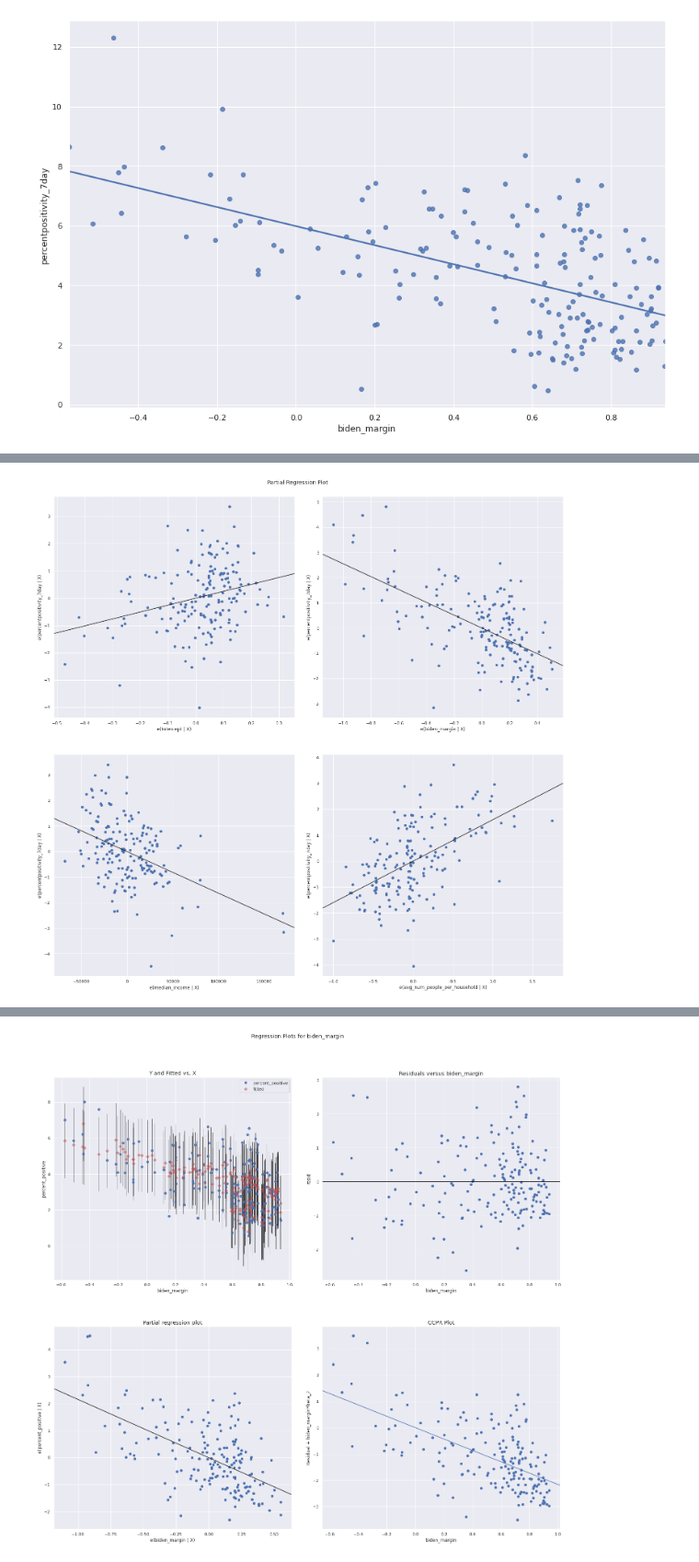
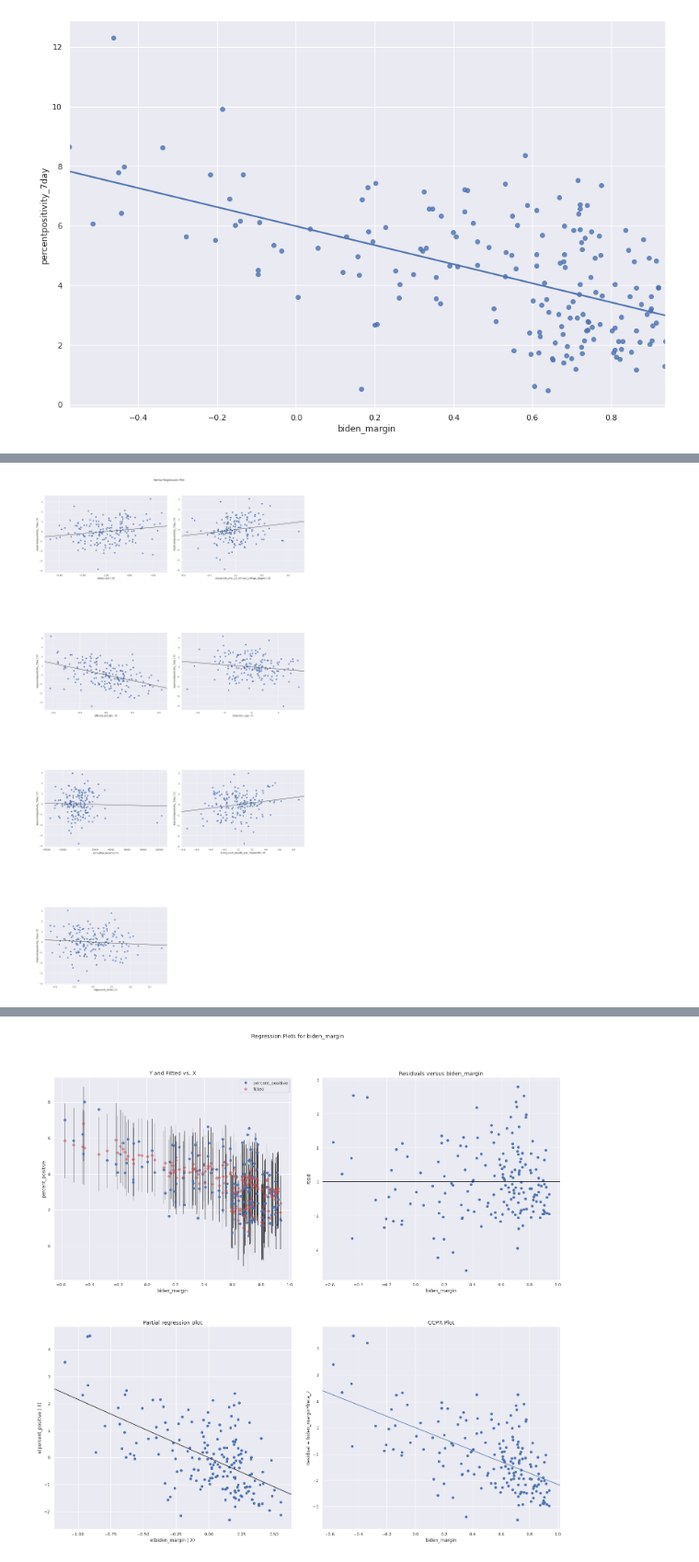
Before and after one commit to kharvd/election_covid_nyc, a Jupyter notebook: election_nyc.ipynb, the cells around one changed output, grey strips where cells are left out. Shown at 92% size. Cells and saved outputs as stored; diff of their text form; code cells hidden in the pictures.

Commit message:
more demographic data

```diff
--- a/election_nyc.ipynb
+++ b/election_nyc.ipynb
@@ -108,4 +103,0 @@ covid_vs_elections["median_income"] = median_income["B19013001"]
-# %%
-household_info = pd.read_csv("/content/drive/MyDrive/covid_election_data/acs2018_5yr_B11016_86000US10173.csv")
-household_info.set_index(["name"], inplace=True)
-covid_vs_elections["avg_num_people_per_household"] = covid_vs_elections["pop_est"] / household_info["B11016001"]
@@ -112,3 +148,28 @@ covid_vs_elections["avg_num_people_per_household"] = covid_vs_elections["pop_est
+# %%
+import censusdata
+population = censusdata.download('acs5', 2018,
+                             censusdata.censusgeo([('zip code tabulation area', '*')]),
+                             ['B01003_001E', # total pop
+                              'B15003_001E', 'B15003_021E', 'B15003_022E', 'B15003_023E', 'B15003_024E', 'B15003_025E', # education
+                              'B19013_001E', # income
+                              'B01002_001E', # median age
+                              'B11016_001E', # total households
+                              'B02001_002E', # race, white
+                              ])
+
+pop = population.reset_index()
+pop["modzcta"] = pop["index"].map(lambda geo: geo.params()[0][1]).astype(int)
+pop["population"] = pop["B01003_001E"]
+pop["median_income"] = pop["B19013_001E"]
+pop["median_age"] = pop["B01002_001E"]
+pop["percent_over_25_without_college_degree"] = 1 - (pop["B15003_021E"] + pop['B15003_022E'] + pop['B15003_023E'] + pop['B15003_024E'] + pop['B15003_025E']) / pop['B15003_001E']
+pop["total_households"] = pop["B11016_001E"]
+pop["avg_num_people_per_household"] = pop["population"] / pop["total_households"]
+pop["percent_white"] = pop["B02001_002E"] / pop["population"]
+pop = pop[["modzcta", "population", "median_income", "median_age", "percent_over_25_without_college_degree", "avg_num_people_per_household", "percent_white"]]
+pop = pop.set_index("modzcta")
+# %%
+covid_vs_elections = covid_vs_elections.join(pop)
 # %%
 # removing Breezy Point outlier with very high case rate and small population
 covid_vs_elections.drop(11697, inplace=True)
@@ -115,5 +262,5 @@ covid_vs_elections.drop(11697, inplace=True)
 # %%
-lm = sm.OLS.from_formula("percentpositivity_7day ~ biden_margin + median_income + avg_num_people_per_household", covid_vs_elections).fit()
+lm = sm.OLS.from_formula("percentpositivity_7day ~ percent_over_25_without_college_degree + biden_margin + median_age + median_income + avg_num_people_per_household + percent_white", covid_vs_elections).fit()
 lm.summary()
 # %% [output]
 OLS Regression Results
@@ -141,6 +291,6 @@ Warnings:
 strong multicollinearity or other numerical problems.
 # %%
 fig = sm.graphics.plot_partregress_grid(lm)
-fig.set_size_inches(20, 20)
+fig.set_size_inches(20, 40)
 # %% [output]
-[figure, old version]
+[figure, new version]
```
Also changed, not shown: parts of 20 cells of this notebook.
